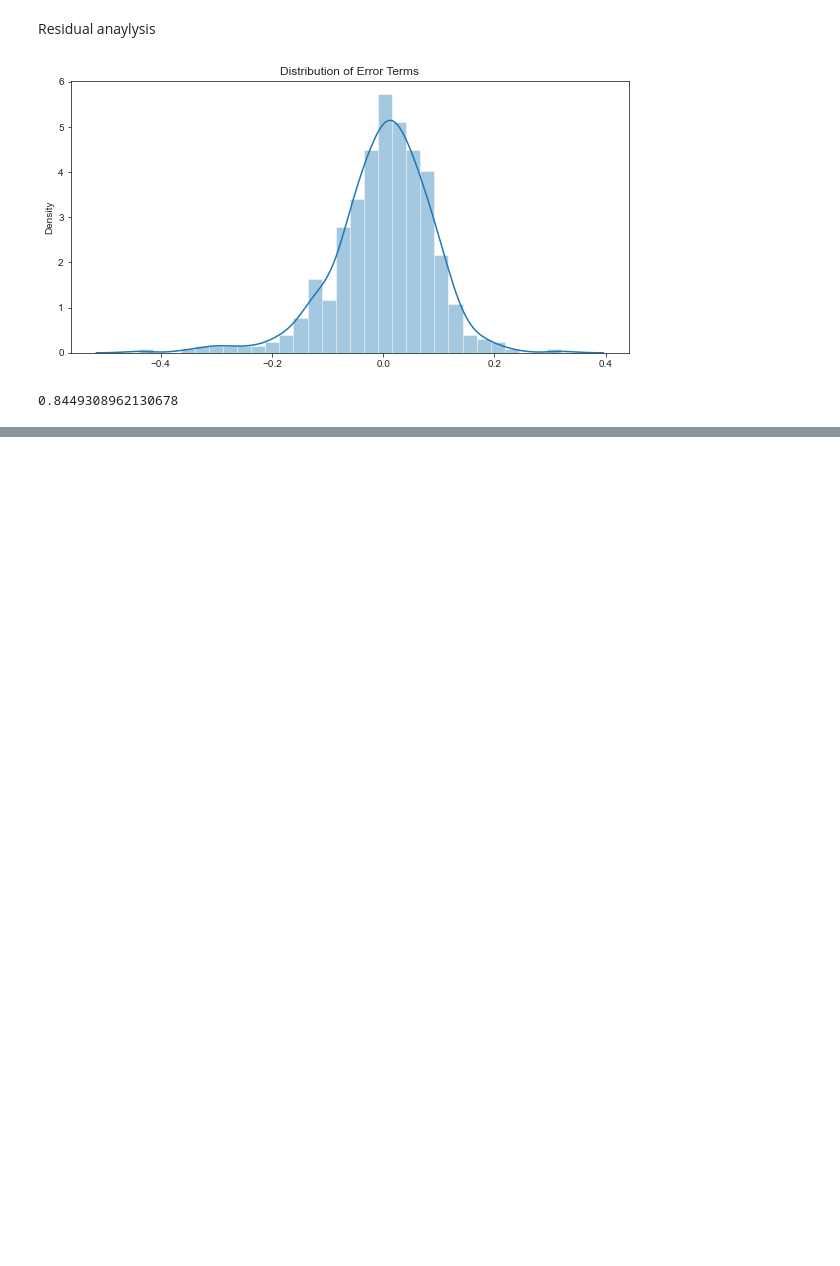
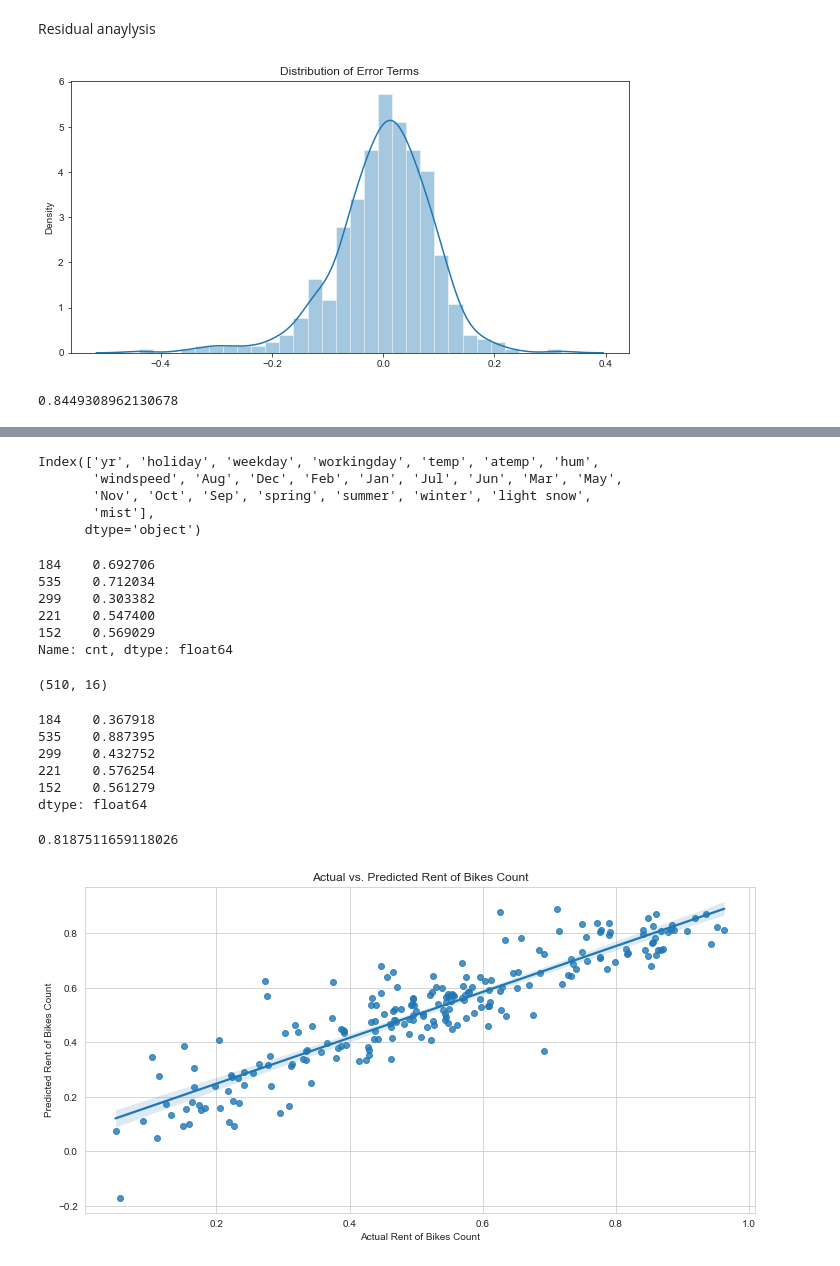
Before and after one commit to rushidesh/Share_bike_case_study, a Jupyter notebook: bike_sharing_casestudy.ipynb, the cells around one changed output, grey strips where cells are left out. Saved outputs shown, nothing was run; the diff lists cells and outputs as text; code cells hidden in the pictures; blank space fills up the shorter version.

```diff
--- a/bike_sharing_casestudy.ipynb
+++ b/bike_sharing_casestudy.ipynb
@@ -1074,0 +1077,5 @@ r2_score(y_train,y_train_pred)
+# %%
+#y_test = Bike_test.pop('cnt')
+X_test = Bike_test
+X_test_sm = sm.add_constant(X_test)
+X_test_sm.head()
@@ -1074,0 +1090,39 @@ r2_score(y_train,y_train_pred)
+# %%
+X_test.columns
+# %% [output]
+Index(['yr', 'holiday', 'weekday', 'workingday', 'temp', 'atemp', 'hum',
+       'windspeed', 'Aug', 'Dec', 'Feb', 'Jan', 'Jul', 'Jun', 'Mar', 'May',
+       'Nov', 'Oct', 'Sep', 'spring', 'summer', 'winter', 'light snow',
+       'mist'],
+      dtype='object')
+# %%
+y_test.head()
+# %% [output]
+184    0.692706
+535    0.712034
+299    0.303382
+221    0.547400
+152    0.569029
+Name: cnt, dtype: float64
+# %%
+X_test_sm = X_test_sm.drop(['Mar','Jun','Aug','Oct','May','hum','atemp','workingday','Feb'],axis=1)
+# %%
+X_train_sm.columns
+X_train_sm.shape
+# %% [output]
+(510, 16)
+# %%
+y_test_pred = lr_model.predict(X_test_sm)
+
+y_test_pred.head(5)
+# %% [output]
+184    0.367918
+535    0.887395
+299    0.432752
+221    0.576254
+152    0.561279
+dtype: float64
+# %%
+r2_score(y_test, y_test_pred)
+# %% [output]
+0.8187511659118026
@@ -1074,0 +1131,11 @@ r2_score(y_train,y_train_pred)
+# %%
+# Plotting y_test and y_pred to understand the spread.
+plt.figure(figsize = (12,6))
+sns.set_style("whitegrid")
+sns.regplot(x=y_test, y=y_test_pred)
+plt.title('Actual vs. Predicted Rent of Bikes Count')
+plt.xlabel('Actual Rent of Bikes Count')
+plt.ylabel('Predicted Rent of Bikes Count')
+plt.show()
+# %% [output]
+[figure, added]
```
Also changed, not shown: parts of 16 cells of this notebook.
